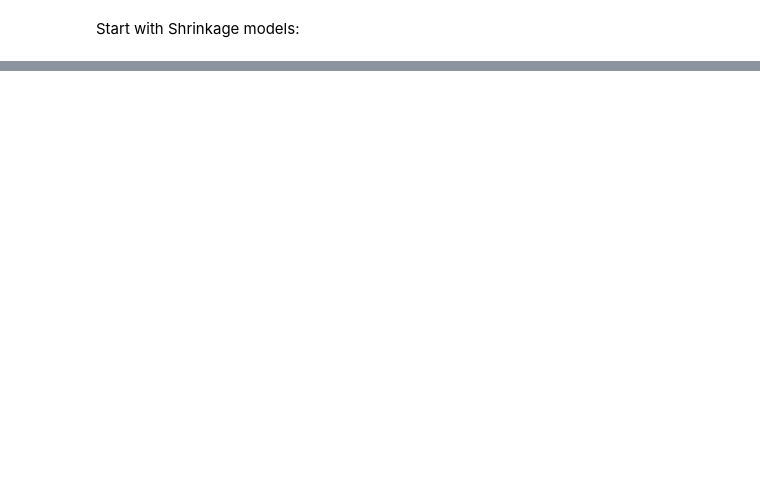
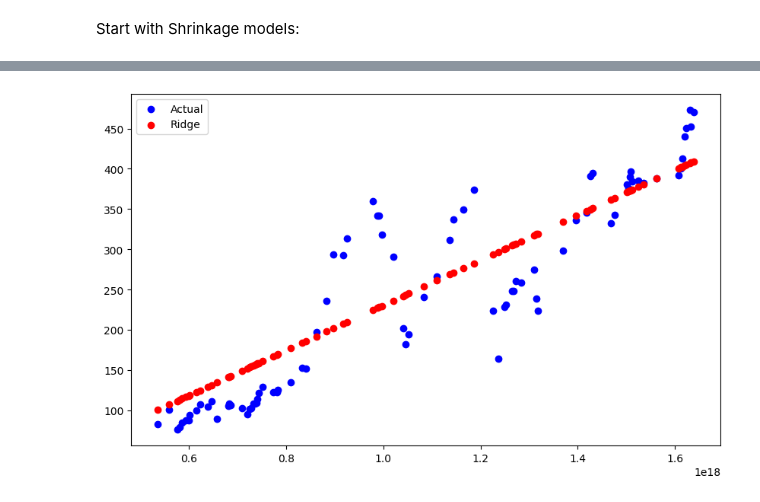
Before and after one commit to Ankru98/masterthesis, a Jupyter notebook: ML_price_data_filtered.ipynb, the cells around one changed output, grey strips where cells are left out. Saved outputs shown, nothing was run; the diff lists cells and outputs as text; code cells hidden in the pictures; blank space fills up the shorter version.

```diff
--- a/ML_price_data_filtered.ipynb
+++ b/ML_price_data_filtered.ipynb
@@ -18,16 +19,13 @@ data.tail()
 | 2021-12-01 | 470.862 | 139.734 | 220.570 | 656.661 | ... |
 | 2022-01-01 | 489.988 | 146.388 | 229.872 | 675.257 | ... |
 # %%
-X = np.asarray(data.index.values.reshape(-1, 1))
+X = data.index.values.reshape(-1, 1)
 y = data.iloc[:, 0].values
 
-
-#X = data.iloc[:, 0].values.reshape(-1, 1)
-#y = data.iloc[:, 1].values
-
 X_train, X_test, y_train, y_test = train_test_split(X, y, test_size=0.2, random_state=42)
+X_test = X_test.astype('float64')
 # %%
-ridge = Ridge(alpha=0.1)
+ridge = Ridge(alpha=0)
 ridge.fit(X_train, y_train)
 #print(ridge.score(X_test, y_test))
 ridge_pred = ridge.predict(X_test)
@@ -55,0 +32,9 @@ array(['1987-01-01T00:00:00.000000000', '1987-02-01T00:00:00.000000000',
+# %%
+fig, ax = plt.subplots(figsize=(10, 6))
+plt.scatter(X_test, y_test, color='blue', label='Actual')
+plt.scatter(X_test, ridge_pred, color='red', label='Ridge')
+
+plt.legend()
+plt.show()
+# %% [output]
+[figure, added]
```
Also changed, not shown: parts of 5 cells of this notebook.
